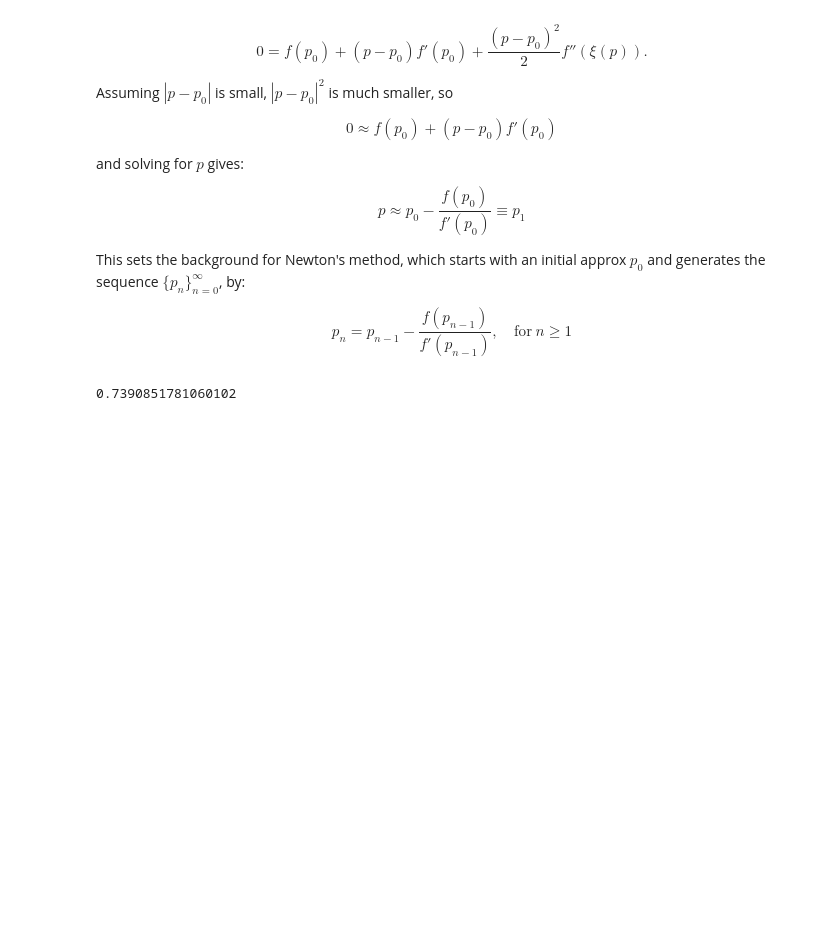
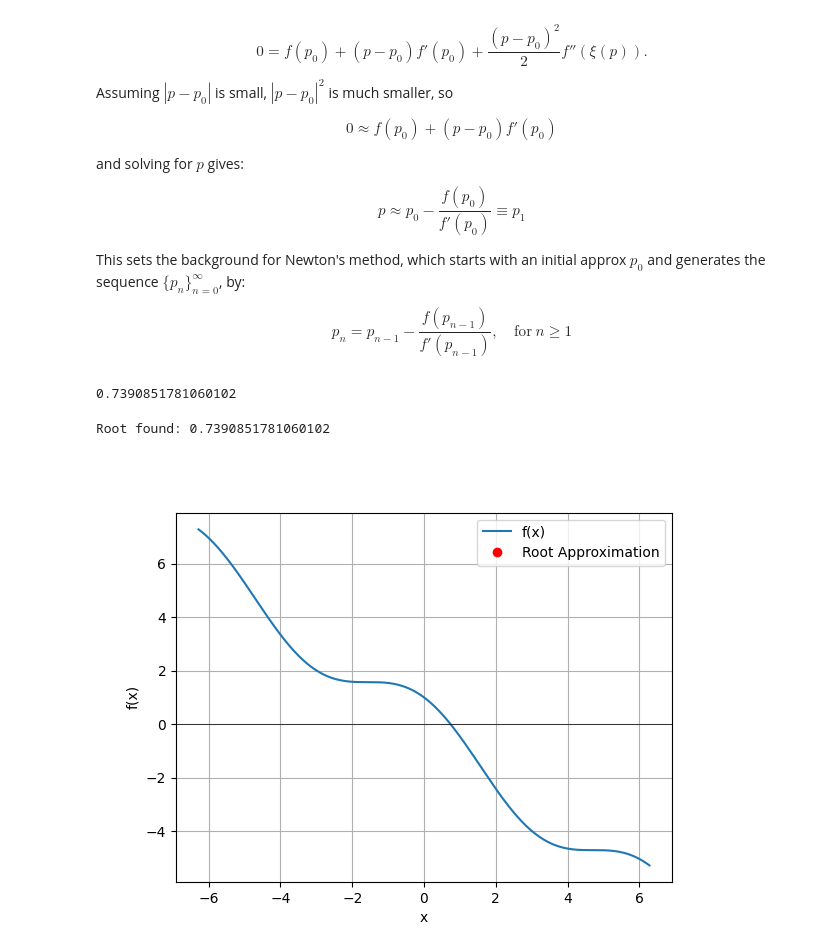
Before and after one commit to AshifulBhuiyan/NumericalAnalysis, a Jupyter notebook: Numerical_Analysis Ch2.ipynb, the cells around one changed output. Drawn from its saved outputs; the diff is of its cells as text; code cells hidden in the pictures; blank space fills up the shorter version.

```diff
--- a/Numerical_Analysis Ch2.ipynb
+++ b/Numerical_Analysis Ch2.ipynb
@@ -142,3 +175,57 @@ def Newton(f, p_0, tol, N):
 Newton(f,np.pi/4, 0.001, 5)
 # %% [output]
 0.7390851781060102
+# %%
+def f(x):
+    return np.cos(x) - x
+
+def df(x):
+    return -np.sin(x) - 1
+
+def Newton(f, df, p_0, tol, N):
+    steps = []
+    i = 1
+    while i <= N:
+        p = p_0 - f(p_0) / df(p_0)
+        steps.append(p_0)
+        if np.absolute(p - p_0) < tol:
+            steps.append(p)
+            return steps, p
+        i += 1
+        p_0 = p
+    print("Couldn't find after", i, "iterations")
+    return steps, None
+
+# Generate the steps for the animation
+initial_guess = np.pi / 4
+steps, root = Newton(f, df, initial_guess, 0.001, 5)
+print(f"Root found: {root}")
+
+# Set up the figure and axis
+fig, ax = plt.subplots()
+x = np.linspace(-2*np.pi, 2*np.pi, 400)
+y = f(x)
+ax.plot(x, y, label='f(x)')
+ax.axhline(0, color='black', linewidth=0.5)
+line, = ax.plot([], [], 'ro', label='Root Approximation')
+
+def init():
+    line.set_data([], [])
+    return line,
+
+def update(p_0):
+    line.set_data([p_0], [f(p_0)])
+    ax.set_title(f'Newton\'s Method: p = {p_0:.6f}')
+    return line,
+
+# Create the animation
+ani = FuncAnimation(fig, update, frames=steps, init_func=init, blit=True, repeat=True, save_count=50)
+
+plt.xlabel('x')
+plt.ylabel('f(x)')
+plt.legend()
+plt.grid(True)
+plt.show()
+# %% [output]
+Root found: 0.7390851781060102
+[figure, added]
```
Also changed, not shown: parts of 3 cells of this notebook, 12 other files.
